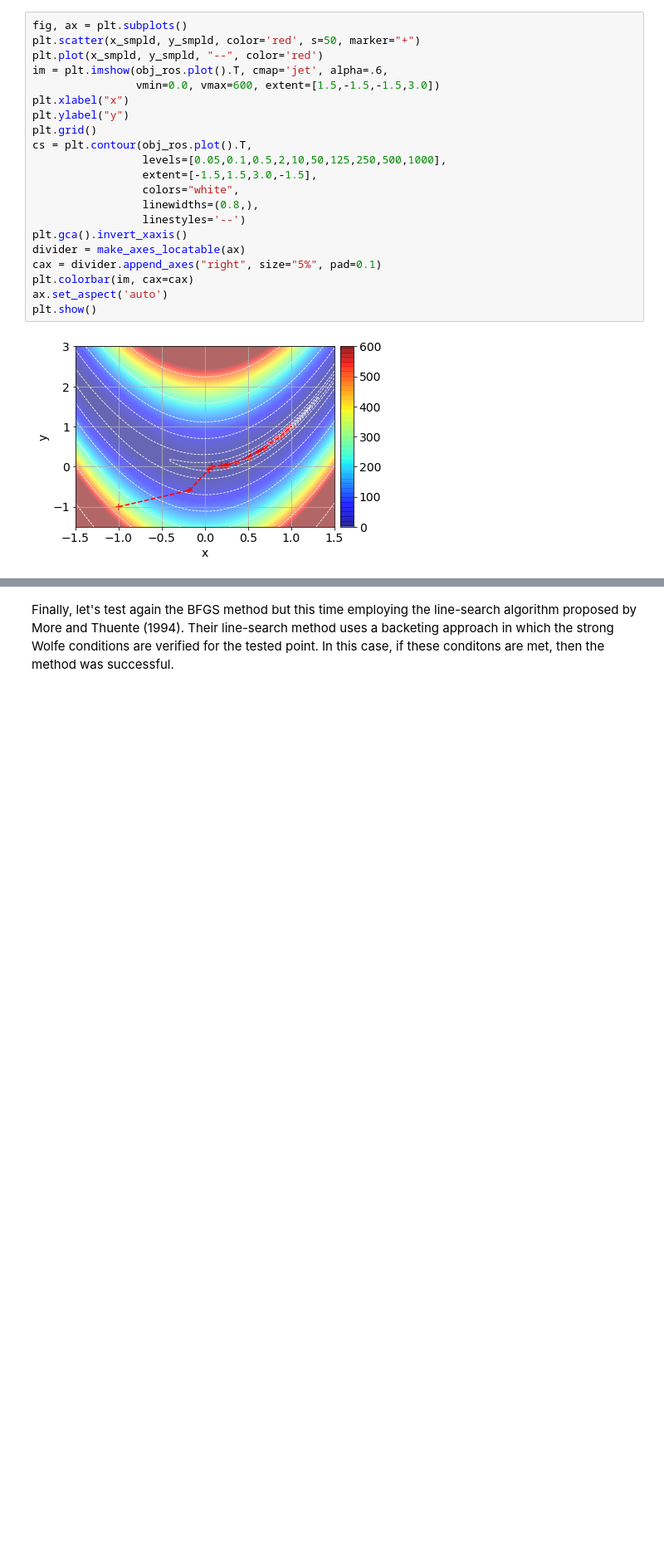
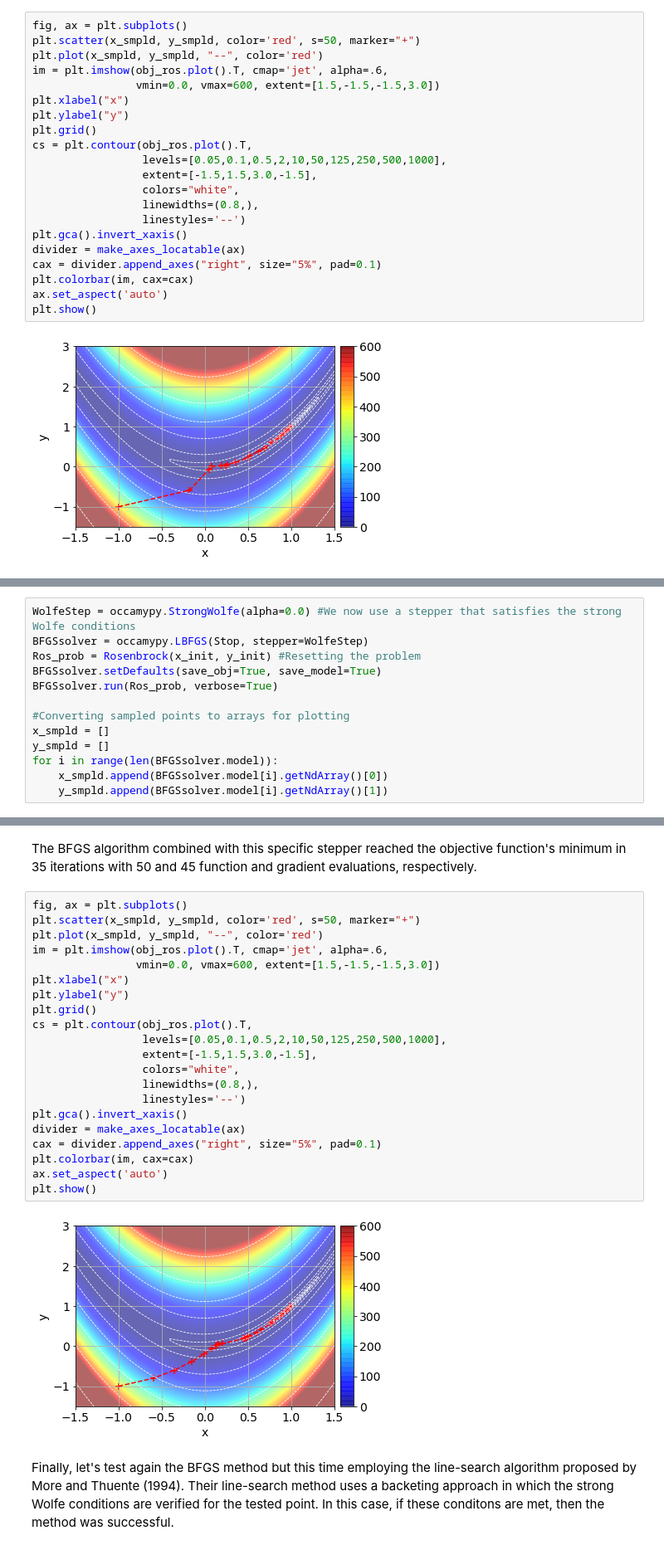
Before and after one commit to fpicetti/occamypy, a Jupyter notebook: tutorials/Rosenbrock.ipynb, the cells around one changed output, grey strips where cells are left out. Shown at 83% size. Cells and saved outputs as stored; diff of their text form; blank space fills up the shorter version.

Commit message:
Added StrongeWolfe stepper used within the L-BFGS-B algorithm. Tested in the Rosenbrock tutorial

```diff
--- a/tutorials/Rosenbrock.ipynb
+++ b/tutorials/Rosenbrock.ipynb
@@ -286,0 +291,13 @@ plt.show()
+# %%
+WolfeStep = occamypy.StrongWolfe(alpha=0.0) #We now use a stepper that satisfies the strong Wolfe conditions
+BFGSsolver = occamypy.LBFGS(Stop, stepper=WolfeStep)
+Ros_prob = Rosenbrock(x_init, y_init) #Resetting the problem
+BFGSsolver.setDefaults(save_obj=True, save_model=True)
+BFGSsolver.run(Ros_prob, verbose=True)
+
+#Converting sampled points to arrays for plotting
+x_smpld = []
+y_smpld = []
+for i in range(len(BFGSsolver.model)):
+    x_smpld.append(BFGSsolver.model[i].getNdArray()[0])
+    y_smpld.append(BFGSsolver.model[i].getNdArray()[1])
@@ -287,3 +322,28 @@ plt.show()
+# %% [markdown]
+The BFGS algorithm combined with this specific stepper reached the objective function's minimum in 35 iterations with 50 and 45 function and gradient evaluations, respectively.
+# %%
+fig, ax = plt.subplots()
+plt.scatter(x_smpld, y_smpld, color='red', s=50, marker="+")
+plt.plot(x_smpld, y_smpld, "--", color='red')
+im = plt.imshow(obj_ros.plot().T, cmap='jet', alpha=.6,
+                vmin=0.0, vmax=600, extent=[1.5,-1.5,-1.5,3.0])
+plt.xlabel("x")
+plt.ylabel("y")
+plt.grid()
+cs = plt.contour(obj_ros.plot().T,
+                 levels=[0.05,0.1,0.5,2,10,50,125,250,500,1000],
+                 extent=[-1.5,1.5,3.0,-1.5],
+                 colors="white",
+                 linewidths=(0.8,),
+                 linestyles='--')
+plt.gca().invert_xaxis()
+divider = make_axes_locatable(ax)
+cax = divider.append_axes("right", size="5%", pad=0.1)
+plt.colorbar(im, cax=cax)
+ax.set_aspect('auto')
+plt.show()
+# %% [output]
+[figure, added]
 # %% [markdown]
 Finally, let's test again the BFGS method but this time employing the line-search algorithm proposed by More and Thuente (1994). Their line-search method uses a backeting approach in which the strong Wolfe conditions are verified for the tested point. In this case, if these conditons are met, then the method was successful.
 # %%
```
Also changed, not shown: parts of 7 cells of this notebook, 2 other files.
